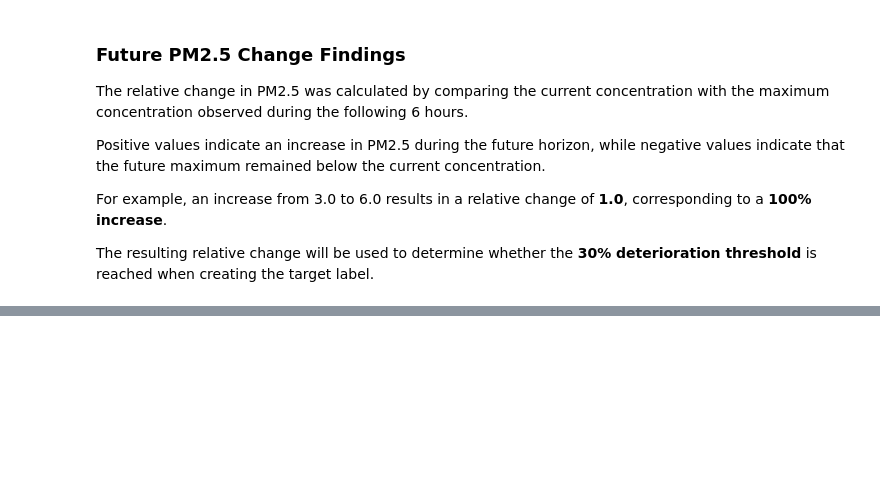
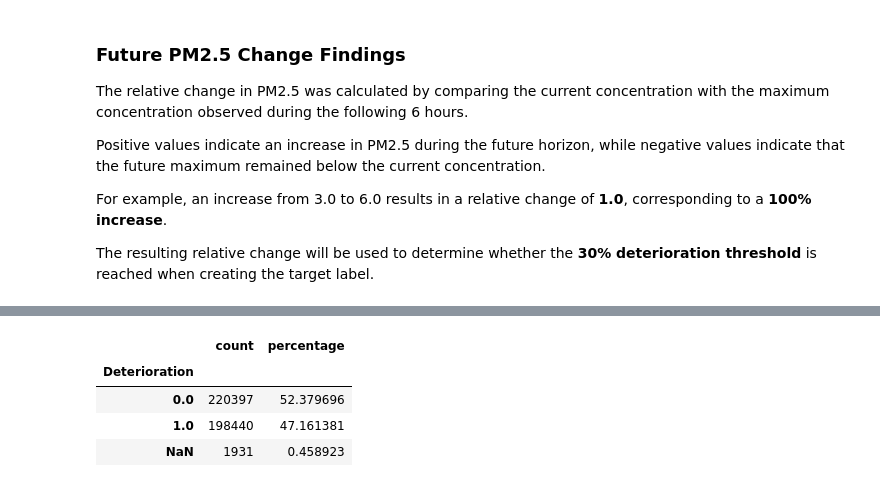
Before and after one commit to saraalwadia/airshift, a Jupyter notebook: notebooks/05_labeling.ipynb, the cells around one changed output, grey strips where cells are left out. Drawn from its saved outputs; the diff is of its cells as text; code cells hidden in the pictures; blank space fills up the shorter version.

```diff
--- a/notebooks/05_labeling.ipynb
+++ b/notebooks/05_labeling.ipynb
@@ -214,0 +264,21 @@ The resulting relative change will be used to determine whether the **30% deteri
+# %%
+target_counts = df["Deterioration"].value_counts(dropna=False)
+
+target_percentages = (
+    df["Deterioration"]
+    .value_counts(normalize=True, dropna=False)
+    * 100
+)
+
+target_summary = pd.DataFrame({
+    "count": target_counts,
+    "percentage": target_percentages
+})
+
+target_summary
+# %% [output]
+|  | count | percentage |
+| Deterioration |  |  |
+| 0.0 | 220397 | 52.379696 |
+| 1.0 | 198440 | 47.161381 |
+| NaN | 1931 | 0.458923 |
```
Also changed, not shown: parts of 13 cells of this notebook.
